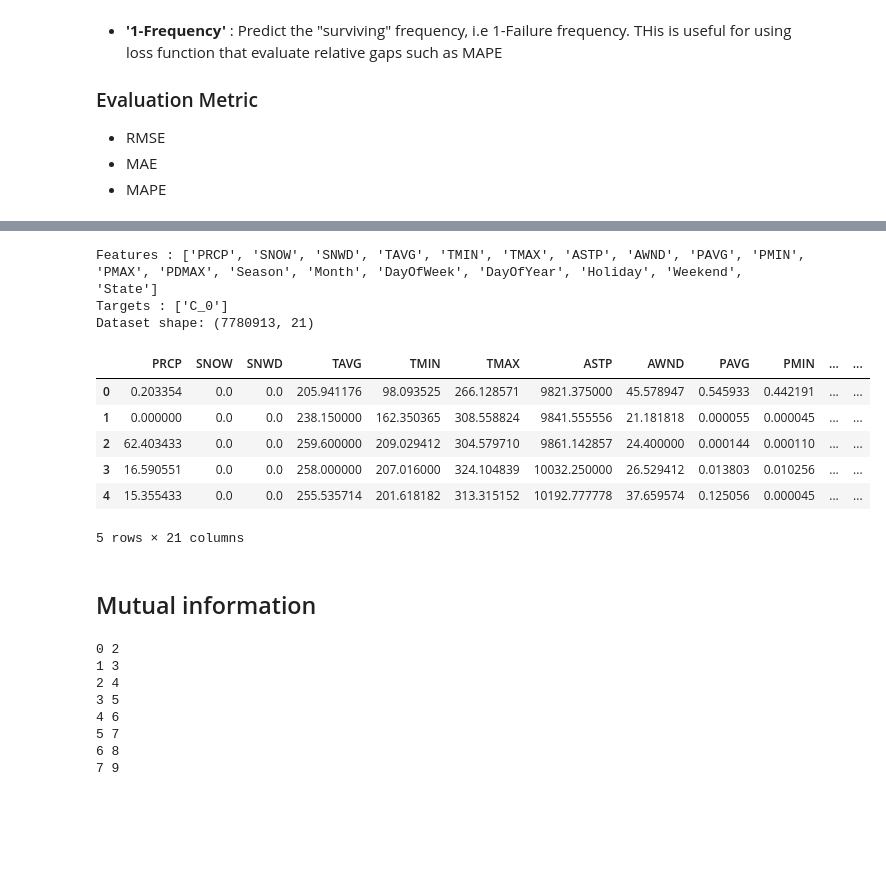
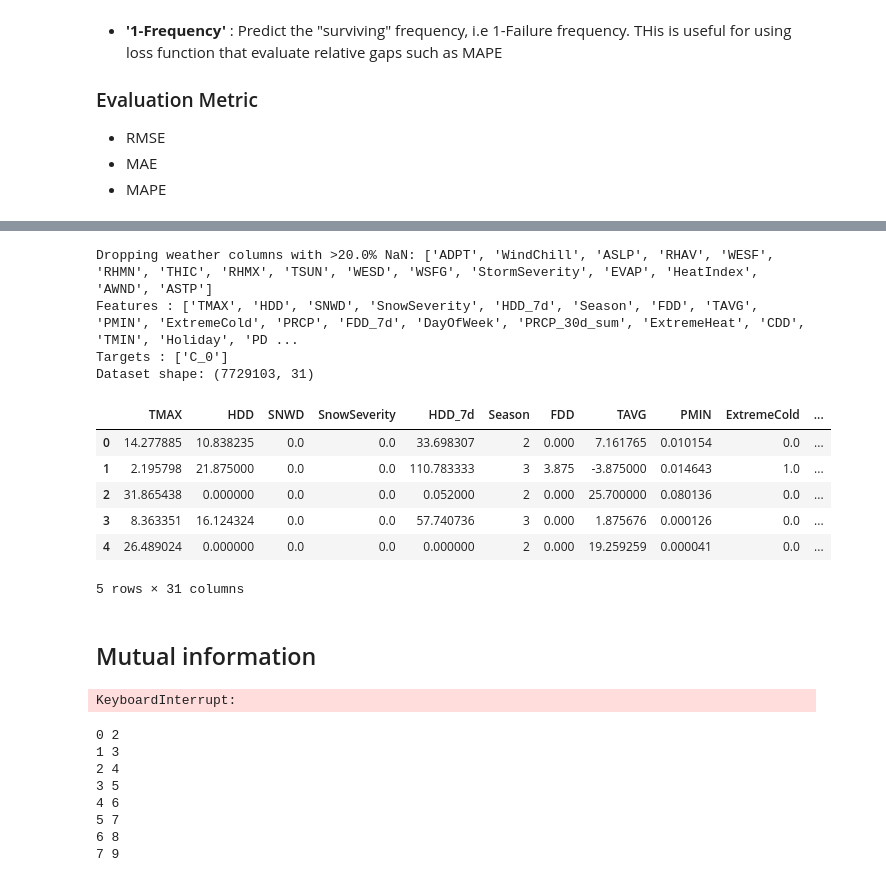
Before and after one commit to malo-lahogue/Generator-outage-probability, a Jupyter notebook: Notebooks/Feature_selection.ipynb, the cells around one changed output, grey strips where cells are left out. Drawn from its saved outputs; the diff is of its cells as text; code cells hidden in the pictures; blank space fills up the shorter version.

```diff
--- a/Feature_selection.ipynb
+++ b/Notebooks/Feature_selection.ipynb
@@ -92,33 +106,46 @@ features_names=['PRCP', 'SNOW', 'SNWD', 'TAVG', 'TMIN', 'TMAX', 'ASTP', 'AWND',
+# %%
+weather_data_file = 'DATA/weather_data_per_state_all.csv'
+power_load_file = 'DATA/power_load_input.csv'
+weather_data = pd.read_csv(weather_data_file, index_col=[0,1], parse_dates=[0])
+power_load_data = pd.read_csv(power_load_file, index_col=[0,1], parse_dates=[0])
+
+
+# features_names=['PRCP', 'SNOW', 'SNWD', 'TAVG', 'TMIN', 'TMAX', 'ASTP', 'AWND',
+#                 'PAVG', 'PMIN', 'PMAX', 'PDMAX',
+#                 'Season', 'Month', 'DayOfWeek', 'DayOfYear', 'Holiday', 'Weekend']
+features_names = list(weather_data.columns) + list(power_load_data.columns) + ['Season', 'Month', 'DayOfWeek', 'DayOfYear', 'Holiday', 'Weekend']
+features_names = list(set(features_names)-set(['EventStartDT', 'Date']))
 # %%
 merged_count_df, feature_names, target_columns = im.preprocess_data(failure_path='DATA/filtered_events.csv',
                                                                 event_count_path='DATA/event_count.csv',
-                                                                weather_path='DATA/weather_state_day.csv',
-                                                                power_load_path='DATA/power_load_input.csv',
+                                                                weather_path=weather_data_file,
+                                                                power_load_path=power_load_file,
                                                                 feature_names=features_names,
                                                                 target='Unit_Failure',  # 'Frequency' or 'Unit_Failure'
                                                                 state_one_hot=False,
                                                                 cause_code_n_clusters=1)
 
 discrete_features = ['C_0', 'Season', 'Month', 'DayOfWeek', 'DayOfYear', 'Holiday', 'Weekend']+[f for f in feature_names if f.startswith('State')]
 merged_count_df[discrete_features] = merged_count_df[discrete_features].astype('int')
 
 stand_cols = [f for f in feature_names if not f.startswith('State_') and not f in ['Holiday', 'Weekend']]
 
 print(f"Features : {feature_names}")
 print(f"Targets : {target_columns}")
 print(f"Dataset shape: {merged_count_df.shape}")
 merged_count_df.head()
 # %% [output]
-Features : ['PRCP', 'SNOW', 'SNWD', 'TAVG', 'TMIN', 'TMAX', 'ASTP', 'AWND', 'PAVG', 'PMIN', 'PMAX', 'PDMAX', 'Season', 'Month', 'DayOfWeek', 'DayOfYear', 'Holiday', 'Weekend', 'State']
+Dropping weather columns with >20.0% NaN: ['ADPT', 'WindChill', 'ASLP', 'RHAV', 'WESF', 'RHMN', 'THIC', 'RHMX', 'TSUN', 'WESD', 'WSFG', 'StormSeverity', 'EVAP', 'HeatIndex', 'AWND', 'ASTP']
+Features : ['TMAX', 'HDD', 'SNWD', 'SnowSeverity', 'HDD_7d', 'Season', 'FDD', 'TAVG', 'PMIN', 'ExtremeCold', 'PRCP', 'FDD_7d', 'DayOfWeek', 'PRCP_30d_sum', 'ExtremeHeat', 'CDD', 'TMIN', 'Holiday', 'PD ...
 Targets : ['C_0']
-Dataset shape: (7780913, 21)
+Dataset shape: (7729103, 31)
-|  | PRCP | SNOW | SNWD | TAVG | TMIN | TMAX | ASTP | AWND | PAVG | PMIN | ... | ... |
-| 0 | 0.203354 | 0.0 | 0.0 | 205.941176 | 98.093525 | 266.128571 | 9821.375000 | 45.578947 | 0.545933 | 0.442191 | ... | ... |
-| 1 | 0.000000 | 0.0 | 0.0 | 238.150000 | 162.350365 | 308.558824 | 9841.555556 | 21.181818 | 0.000055 | 0.000045 | ... | ... |
-| 2 | 62.403433 | 0.0 | 0.0 | 259.600000 | 209.029412 | 304.579710 | 9861.142857 | 24.400000 | 0.000144 | 0.000110 | ... | ... |
-| 3 | 16.590551 | 0.0 | 0.0 | 258.000000 | 207.016000 | 324.104839 | 10032.250000 | 26.529412 | 0.013803 | 0.010256 | ... | ... |
-| 4 | 15.355433 | 0.0 | 0.0 | 255.535714 | 201.618182 | 313.315152 | 10192.777778 | 37.659574 | 0.125056 | 0.000045 | ... | ... |
+|  | TMAX | HDD | SNWD | SnowSeverity | HDD_7d | Season | FDD | TAVG | PMIN | ExtremeCold | ... |
+| 0 | 14.277885 | 10.838235 | 0.0 | 0.0 | 33.698307 | 2 | 0.000 | 7.161765 | 0.010154 | 0.0 | ... |
+| 1 | 2.195798 | 21.875000 | 0.0 | 0.0 | 110.783333 | 3 | 3.875 | -3.875000 | 0.014643 | 1.0 | ... |
+| 2 | 31.865438 | 0.000000 | 0.0 | 0.0 | 0.052000 | 2 | 0.000 | 25.700000 | 0.080136 | 0.0 | ... |
+| 3 | 8.363351 | 16.124324 | 0.0 | 0.0 | 57.740736 | 3 | 0.000 | 1.875676 | 0.000126 | 0.0 | ... |
+| 4 | 26.489024 | 0.000000 | 0.0 | 0.0 | 0.000000 | 2 | 0.000 | 19.259259 | 0.000041 | 0.0 | ... |
-5 rows × 21 columns
+5 rows × 31 columns
 # %% [markdown]
 ## Mutual information
 # %%
@@ -134,6 +161,8 @@ y_train = data_short[target_columns].to_numpy().ravel()
 # %%
 mutual_information = mutual_info_classif(X_train, y_train, discrete_features=discrete_vars,
                                          n_neighbors=3)
+# %% [output]
+KeyboardInterrupt:
 # %%
 mutual_information = pd.Series(mutual_information, index=feature_names).sort_values(ascending=True)
 # %%
```
Also changed, not shown: parts of 5 cells of this notebook, 8 other files.
